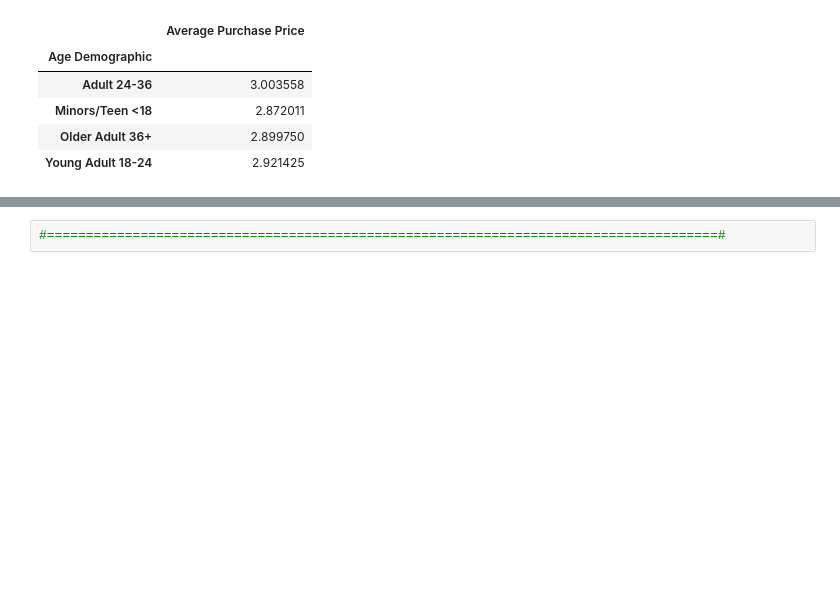
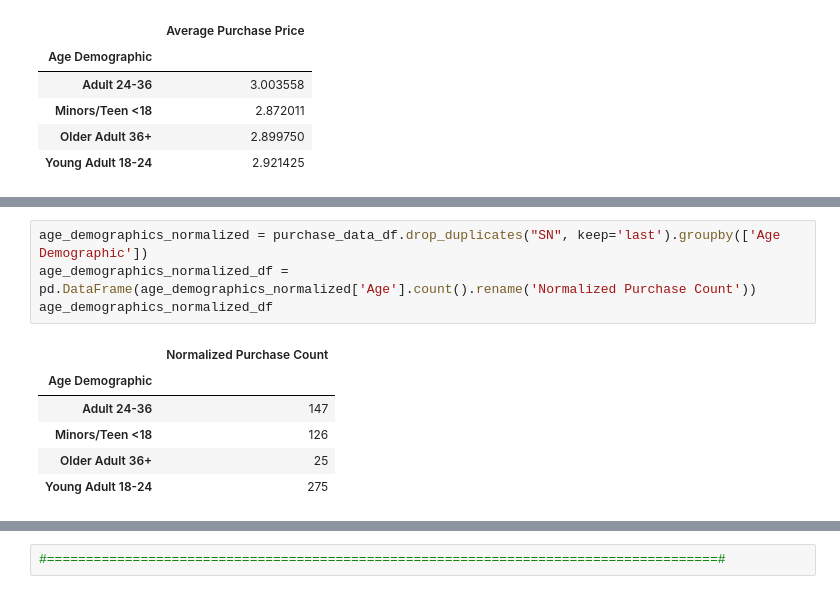
Before and after one commit to a10doan/Panda_Hw4, a Jupyter notebook: HeroesOfPymoli_hw4-Copy2.ipynb, the cells around one changed output, grey strips where cells are left out. Cells and saved outputs as stored; diff of their text form; blank space fills up the shorter version.

```diff
--- a/HeroesOfPymoli_hw4-Copy2.ipynb
+++ b/HeroesOfPymoli_hw4-Copy2.ipynb
@@ -253,3 +257,14 @@ pd.DataFrame(age_demographics_purchases['Price'].sum().rename('Total Purchase Va
 | Minors/Teen <18 | 499.73 |
 | Older Adult 36+ | 115.99 |
 | Young Adult 18-24 | 1045.87 |
+# %%
+age_demographics_normalized = purchase_data_df.drop_duplicates("SN", keep='last').groupby(['Age Demographic'])
+age_demographics_normalized_df = pd.DataFrame(age_demographics_normalized['Age'].count().rename('Normalized Purchase Count'))
+age_demographics_normalized_df
+# %% [output]
+|  | Normalized Purchase Count |
+| Age Demographic |  |
+| Adult 24-36 | 147 |
+| Minors/Teen <18 | 126 |
+| Older Adult 36+ | 25 |
+| Young Adult 18-24 | 275 |
```
Also changed, not shown: parts of 13 cells of this notebook.
